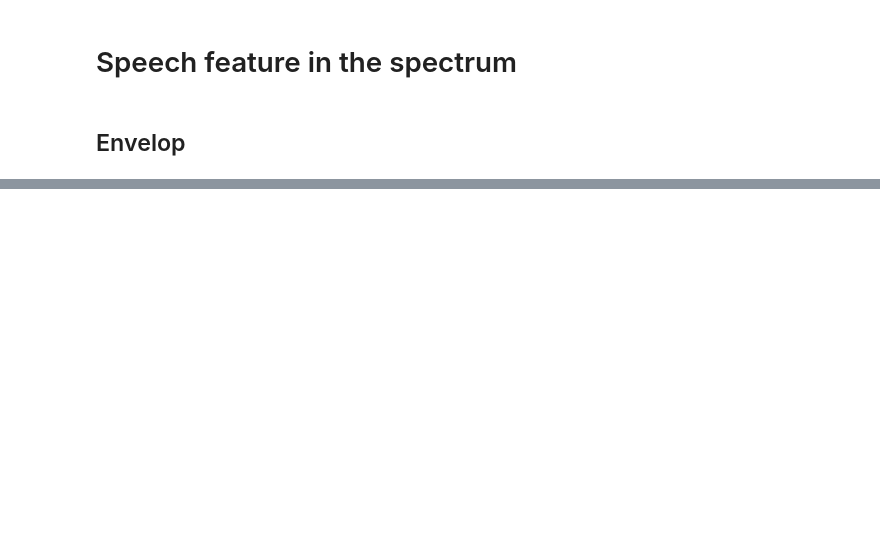
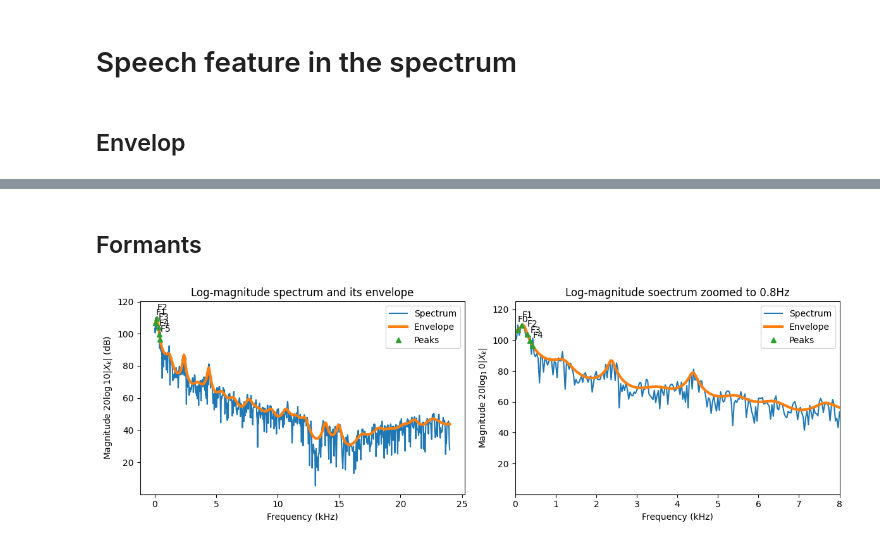
Before and after one commit to HeigatVu/practice-speech-processing, a Jupyter notebook: speech-representations/short-time_analysis.ipynb, the cells around one changed output, grey strips where cells are left out. Drawn from its saved outputs; the diff is of its cells as text; code cells hidden in the pictures; blank space fills up the shorter version.

Commit message:
finish test short-time analysis

```diff
--- a/speech-representations/short-time_analysis.ipynb
+++ b/speech-representations/short-time_analysis.ipynb
@@ -221,0 +224,71 @@ plt.show()
+# %% [markdown]
+## Formants
+# %%
+window_fn = np.sin(np.pi*np.arange(0.5, window_length, 1)/window_length)**2
+
+starting_position = zero_length + np.random.randint(data_length-window_length)
+
+data_vector = data[starting_position:(starting_position+window_length), ]
+time_vector = np.linspace(0, window_length_ms, window_length)
+frequency_vector = np.linspace(0, fs/2000, int(window_length/2 + 1))
+
+
+# Envelop calculation
+from scipy.linalg import solve_toeplitz, toeplitz
+autocorrelation = scipy.fft.irfft(np.abs(scipy.fft.rfft(data_vector*window_fn))**2)
+lpc_order = int(fs/1000 + 2)
+u = np.zeros([lpc_order+1,1])
+u[0] = 1
+lpc_model = solve_toeplitz(autocorrelation[0: lpc_order+1], u)
+lpc_model /= lpc_model[0]
+envelope_spectrum = np.abs(scipy.fft.rfft(lpc_model, window_length, axis=0))**-1
+signal_spectrum = np.abs(scipy.fft.rfft(data_vector*windowing_fn))
+envelope_spectrum *= np.max(signal_spectrum)/np.max(envelope_spectrum)
+
+
+# Find fundamental frequency peak
+# Derivative is zero at peaks and valleys; Similarly, the first difference changes sign
+# At peaks, the first difference changes sign from positive negative
+diff_envelope = np.diff(signal_spectrum, axis=0) # We can also not need axis=0 because it is vector
+signal_diff_envelope = np.sign(diff_envelope)
+diff_sign_diff_envelope = np.diff(signal_diff_envelope, axis=0)
+peak_indices = np.argwhere(diff_sign_diff_envelope[:] < 0)[:,0] + 1
+peak_indices = peak_indices[0:5]
+
+plt.figure(figsize=[12, 4])
+
+plt.subplot(121)
+plt.plot(frequency_vector, 20*np.log10(signal_spectrum), label="Spectrum")
+plt.plot(frequency_vector, 20*np.log10(envelope_spectrum), linewidth=3, label="Envelope")
+plt.plot(frequency_vector[peak_indices], 20*np.log10(envelope_spectrum[peak_indices, 0]), marker='^', linestyle='', label="Peaks")
+for k in range(len(peak_indices)):
+    x = frequency_vector[peak_indices[k]]
+    y = 20*np.log10(envelope_spectrum[peak_indices[k], 0]) + 5
+    plt.text(x, y, 'F'+str(k+1))
+plt.legend()
+plt.title("Log-magnitude spectrum and its envelope")
+plt.xlabel("Frequency (kHz)")
+plt.ylabel("Magnitude $20\\log{10}|X_k|$ (dB)")
+ax = plt.axis()
+ax = [ax[0], ax[1], ax[2], ax[3]+5]
+plt.axis(ax)
+
+plt.subplot(122)
+plt.plot(frequency_vector, 20*np.log10(signal_spectrum), label="Spectrum")
+plt.plot(frequency_vector, 20*np.log10(envelope_spectrum), linewidth=3, label="Envelope")
+plt.plot(frequency_vector[peak_indices], 20*np.log10(envelope_spectrum[peak_indices, 0]), marker='^', linestyle='', label="Peaks")
+for k in range(len(peak_indices)):
+    x = frequency_vector[peak_indices[k]]
+    y = 20*np.log10(envelope_spectrum[peak_indices[k], 0]) + 5
+    plt.text(x, y, 'F'+str(k))
+plt.legend()
+plt.title("Log-magnitude soectrum zoomed to 0.8Hz")
+plt.xlabel("Frequency (kHz)")
+plt.ylabel("Magnitude $20\\log_10|X_k|$")
+ax = [0, 8, ax[2], ax[3]+5]
+plt.axis(ax)
+
+plt.tight_layout()
+plt.show()
+# %% [output]
+[figure, added]
```
Also changed, not shown: parts of 5 cells of this notebook, 1 other file.
